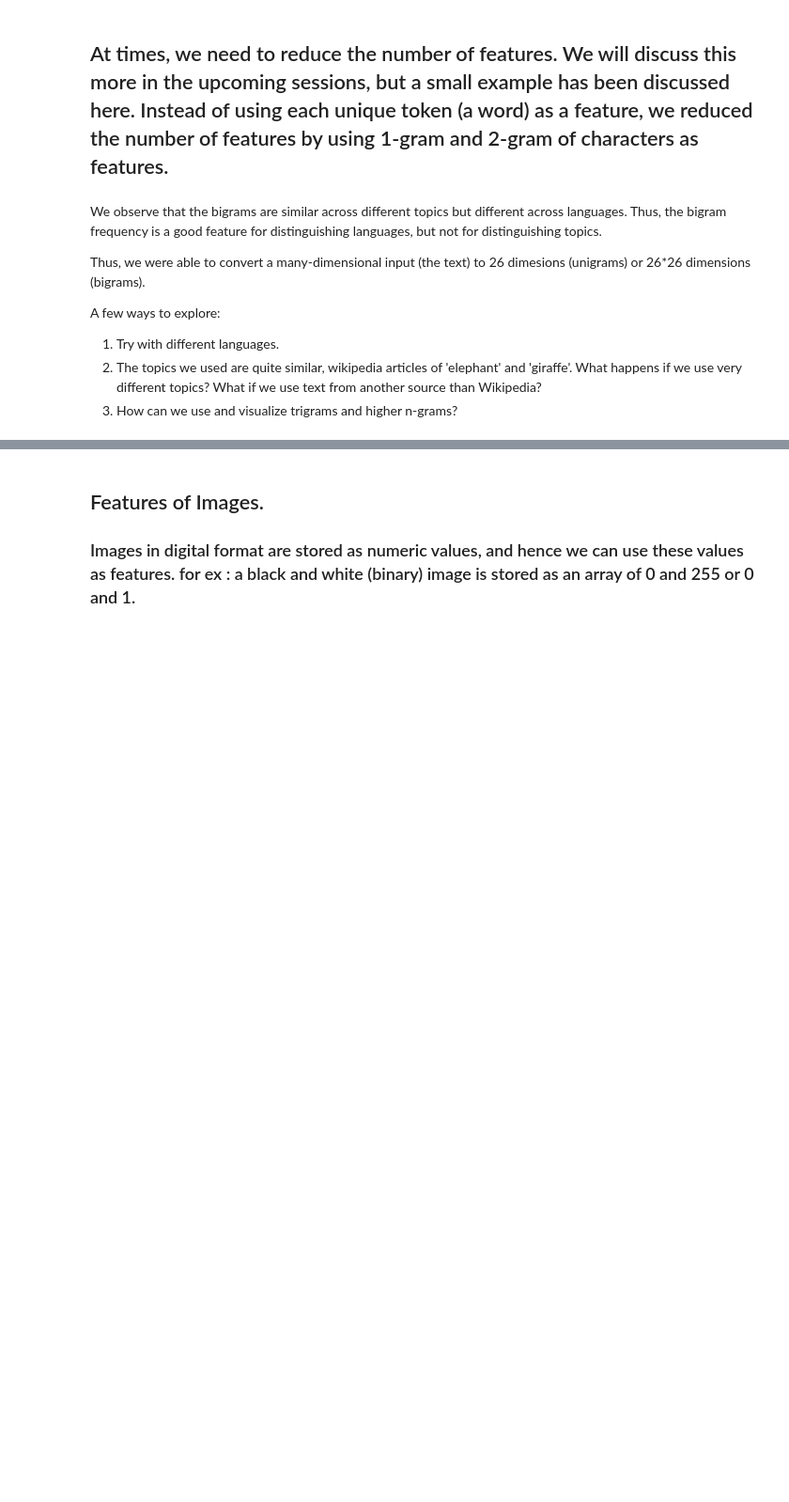
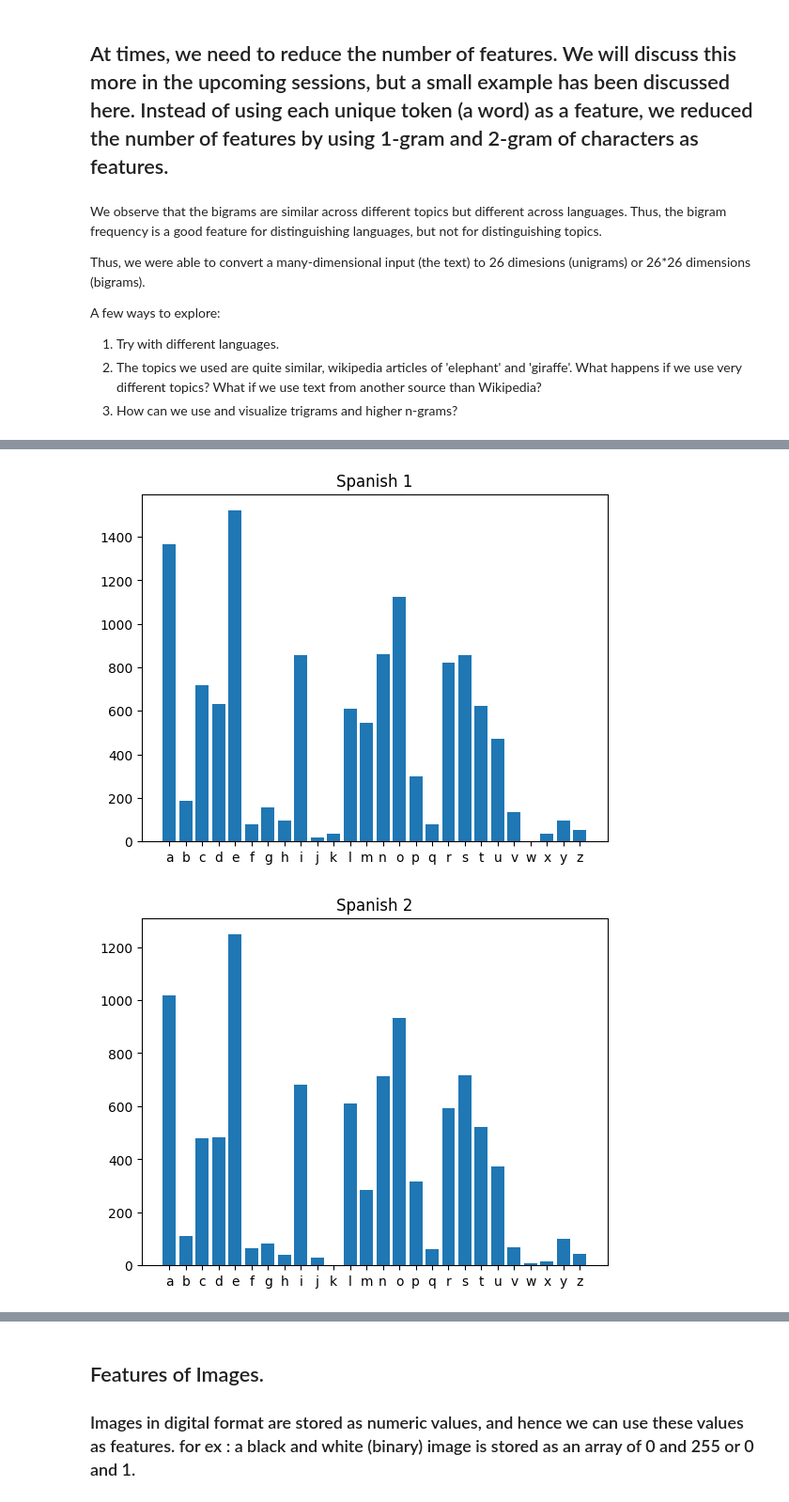
Before and after one commit to Purbayan23/FMML_Assignments, a Jupyter notebook: PS0049_FMML_Aug22_M1Lab2_DataFeatures&Augmentation.ipynb, the cells around one changed output, grey strips where cells are left out. Shown at 94% size. Drawn from its saved outputs; the diff is of its cells as text; code cells hidden in the pictures; blank space fills up the shorter version.

```diff
--- a/PS0049_FMML_Aug22_M1Lab2_DataFeatures&Augmentation.ipynb
+++ b/PS0049_FMML_Aug22_M1Lab2_DataFeatures&Augmentation.ipynb
@@ -328,0 +362,12 @@ A few ways to explore:
+# %%
+unigram_es1 = Counter(ngrams(es1,1)) ##just to get count of each element.
+plothistogram(unigram_es1)
+plt.title('Spanish 1')
+plt.show()
+unigram_es2 = Counter(ngrams(es2,1))
+plothistogram(unigram_es2)
+plt.title('Spanish 2')
+plt.show()
+# %% [output]
+[figure, added]
+[figure, added]
```
Also changed, not shown: parts of 24 cells of this notebook.
